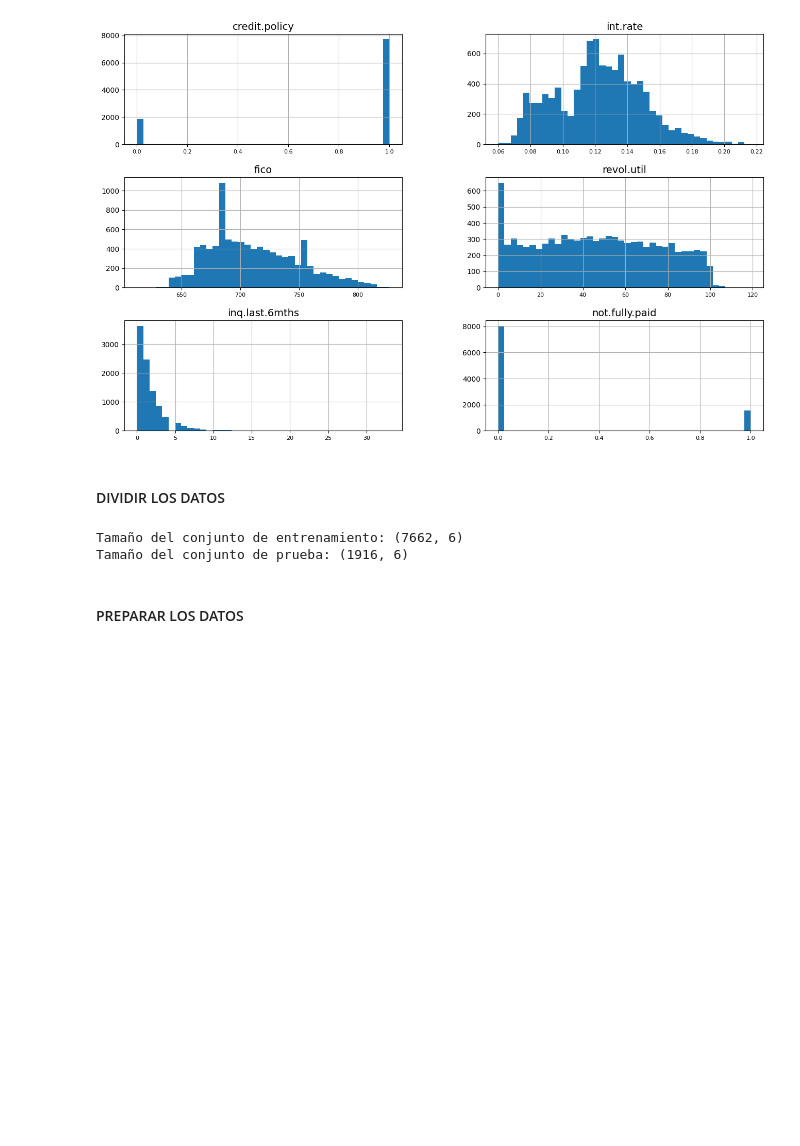
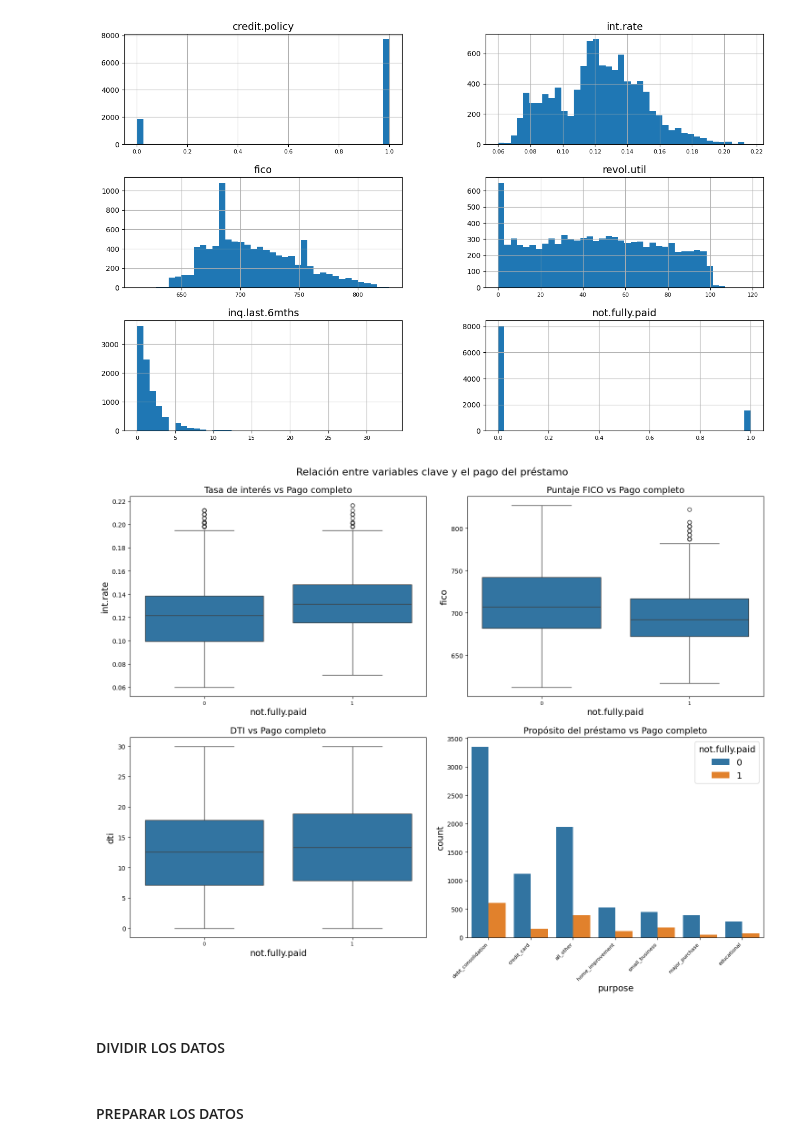
Before and after one commit to iruneguinea9/SAPA, a Jupyter notebook: 2_8/2_8Ejercicios.ipynb, the cells around one changed output. Cells and saved outputs as stored; diff of their text form; code cells hidden in the pictures; blank space fills up the shorter version.

```diff
--- a/2_8/2_8Ejercicios.ipynb
+++ b/2_8/2_8Ejercicios.ipynb
@@ -180,6 +183,27 @@ loan_data_min.hist(bins=40, figsize=(16, 10))
 plt.show()
 # %% [output]
 [figure]
+# %%
+fig, axes = plt.subplots(2, 2, figsize=(15, 12))
+fig.suptitle('Relación entre variables clave y el pago del préstamo', fontsize=16)
+
+sns.boxplot(x='not.fully.paid', y='int.rate', data=loan_data, ax=axes[0, 0])
+axes[0, 0].set_title('Tasa de interés vs Pago completo')
+
+sns.boxplot(x='not.fully.paid', y='fico', data=loan_data, ax=axes[0, 1])
+axes[0, 1].set_title('Puntaje FICO vs Pago completo')
+
+sns.boxplot(x='not.fully.paid', y='dti', data=loan_data, ax=axes[1, 0])
+axes[1, 0].set_title('DTI vs Pago completo')
+
+sns.countplot(x='purpose', hue='not.fully.paid', data=loan_data, ax=axes[1, 1])
+axes[1, 1].set_title('Propósito del préstamo vs Pago completo')
+axes[1, 1].set_xticklabels(axes[1, 1].get_xticklabels(), rotation=45, ha='right')
+
+plt.tight_layout()
+plt.show()
+# %% [output]
+[figure, added]
 # %% [markdown]
 #### DIVIDIR LOS DATOS
 # %%
@@ -189,12 +213,6 @@ X = loan_data_min.drop('not.fully.paid', axis=1)
 y = loan_data_min['not.fully.paid']
 
 X_train, X_test, y_train, y_test = train_test_split(X, y, test_size=0.2, random_state=3, stratify=y)
-
-print("Tamaño del conjunto de entrenamiento:", X_train.shape)
-print("Tamaño del conjunto de prueba:", X_test.shape)
-# %% [output]
-Tamaño del conjunto de entrenamiento: (7662, 6)
-Tamaño del conjunto de prueba: (1916, 6)
 # %% [markdown]
 #### PREPARAR LOS DATOS
 # %%
```
Also changed, not shown: parts of 3 cells of this notebook, 2 other files.
